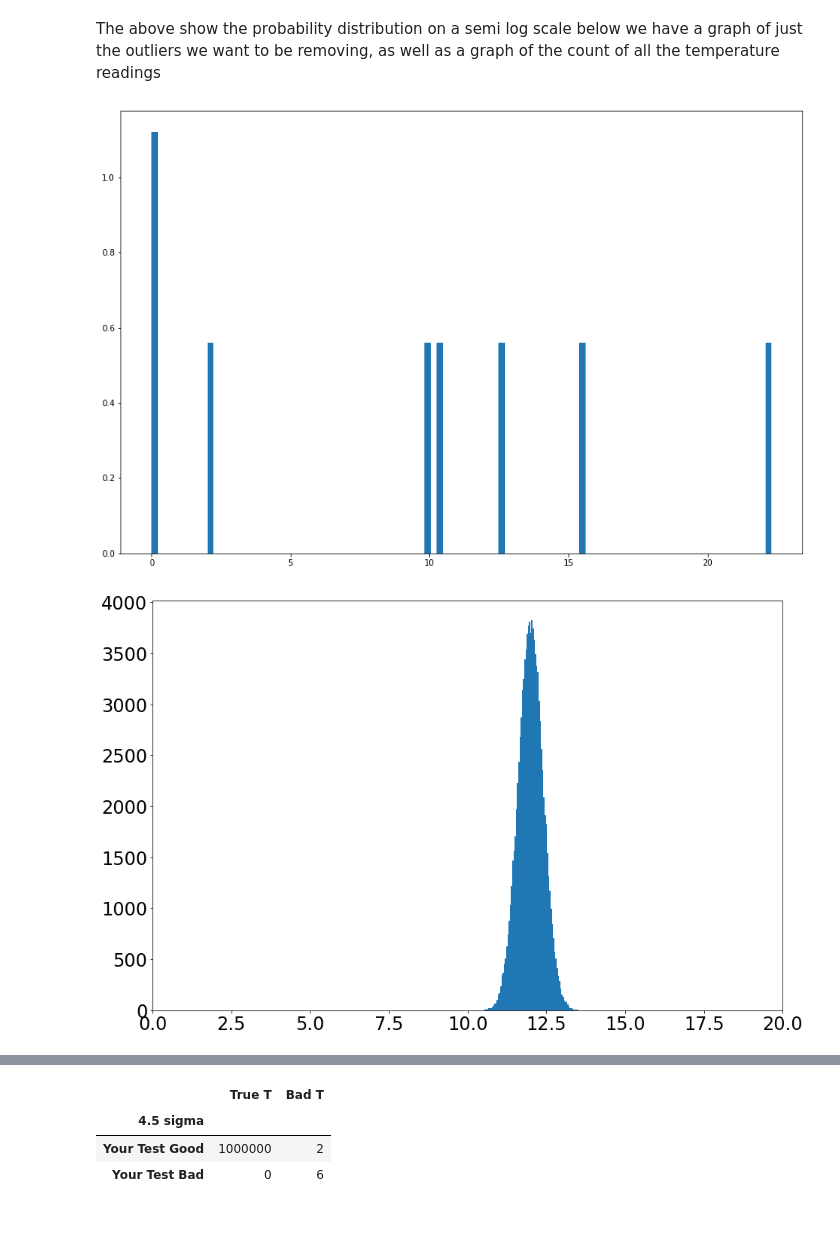
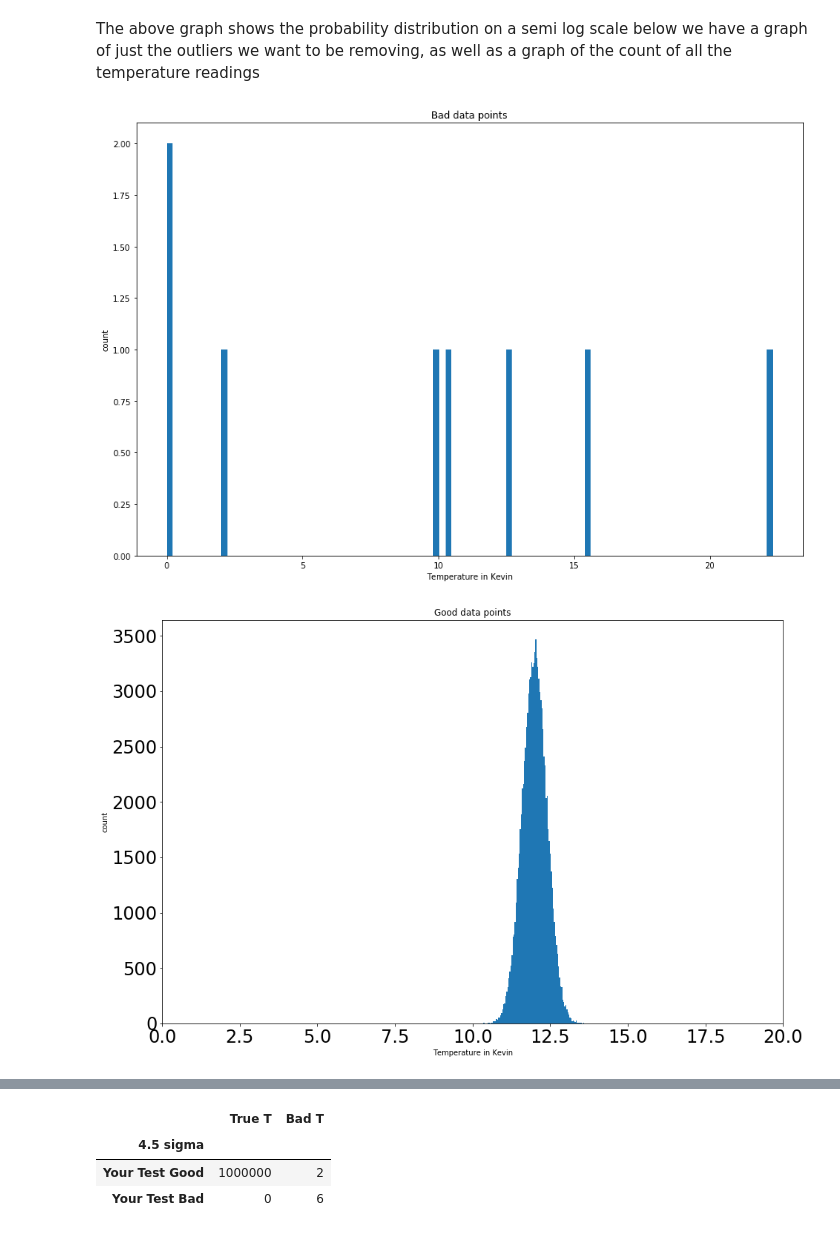
Before and after one commit to GammasBox/phys434Lab, a Jupyter notebook: Lab3.ipynb, the cells around one changed output, grey strips where cells are left out. Saved outputs shown, nothing was run; the diff lists cells and outputs as text; code cells hidden in the pictures.

```diff
--- a/Lab3.ipynb
+++ b/Lab3.ipynb
@@ -36,21 +38,29 @@ plt.show()
 # %% [markdown]
-The above show the probability distribution on a semi log scale below we have a graph of just the outliers we want to be removing, as well as a graph of the count of all the temperature readings
+The above graph shows the probability distribution on a semi log scale below we have a graph of just the outliers we want to be removing, as well as a graph of the count of all the temperature readings
 # %%
-plt.hist([10., 10.3, 2.1, 0., 0., 15.6, 22.3, 12.7],100,density=True)
+plt.hist([10., 10.3, 2.1, 0., 0., 15.6, 22.3, 12.7],100,density=False)
+plt.xlabel('Temperature in Kevin')
+plt.ylabel('count')
+plt.title('Bad data points')
 
 plt.show()
 
 d =stats.norm.rvs(loc = 12., scale = 0.4, size = 100000)
 fig, ax = plt.subplots(1, 1)
 ax.hist(d,100)
 plt.tick_params(labelsize = 24)
 plt.xlim([0,20])
+plt.xlabel('Temperature in Kevin')
+plt.ylabel('count')
+plt.title('Good data points')
+
+
 #x = np.linspace(4.95,5.05,1000)
 #ax.plot(x,stats.norm.pdf(x,loc = 5., scale = 0.01),linewidth = 8,alpha = 0.7)
 plt.show()
 # %% [output]
-[figure, old version]
+[figure, new version]
-[figure, old version]
+[figure, new version]
 # %% [markdown]
 We can see from the graphs that most of the bad data are outliers but a few do overlap with the good data.
 
```
Also changed, not shown: parts of 10 cells of this notebook.
